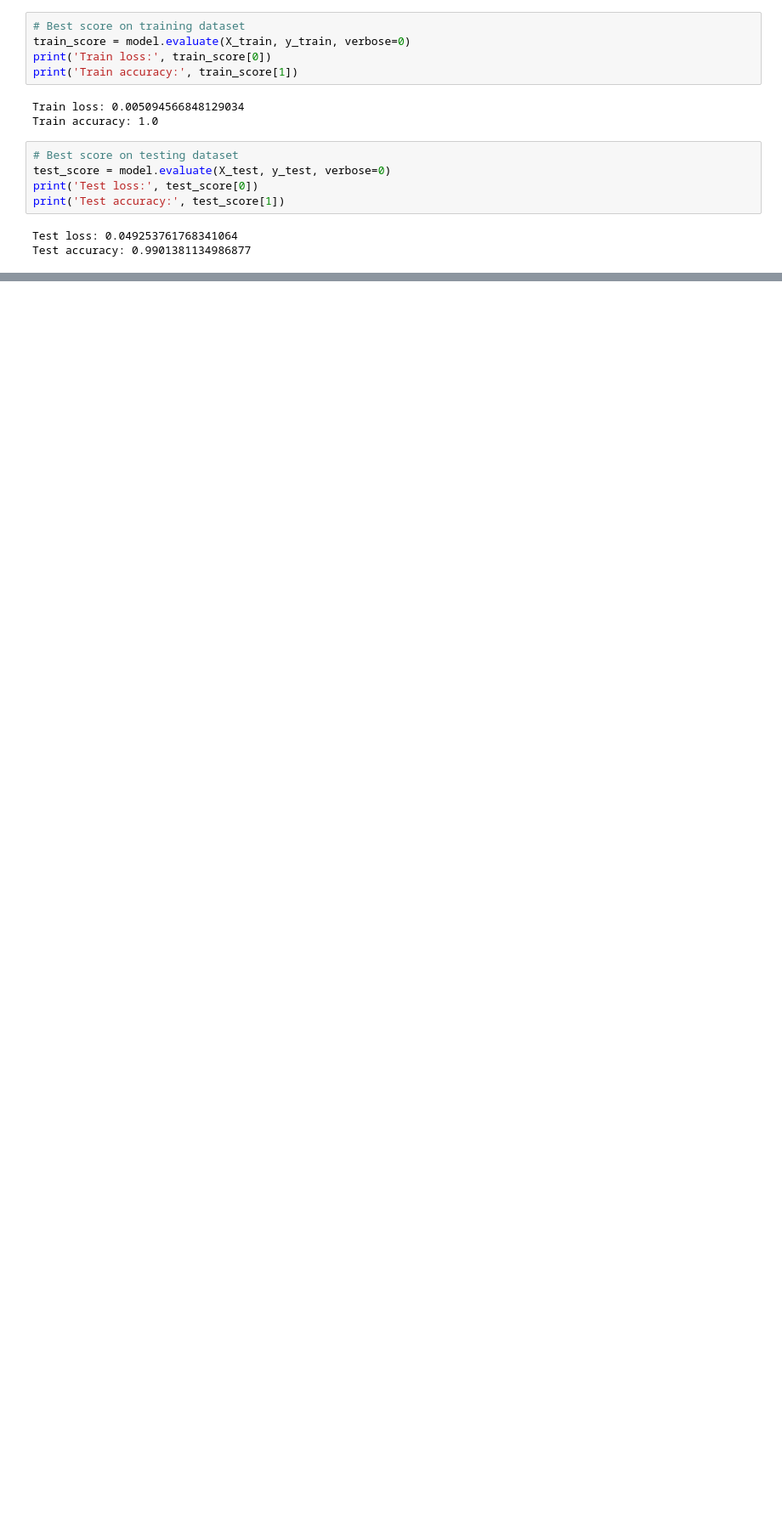
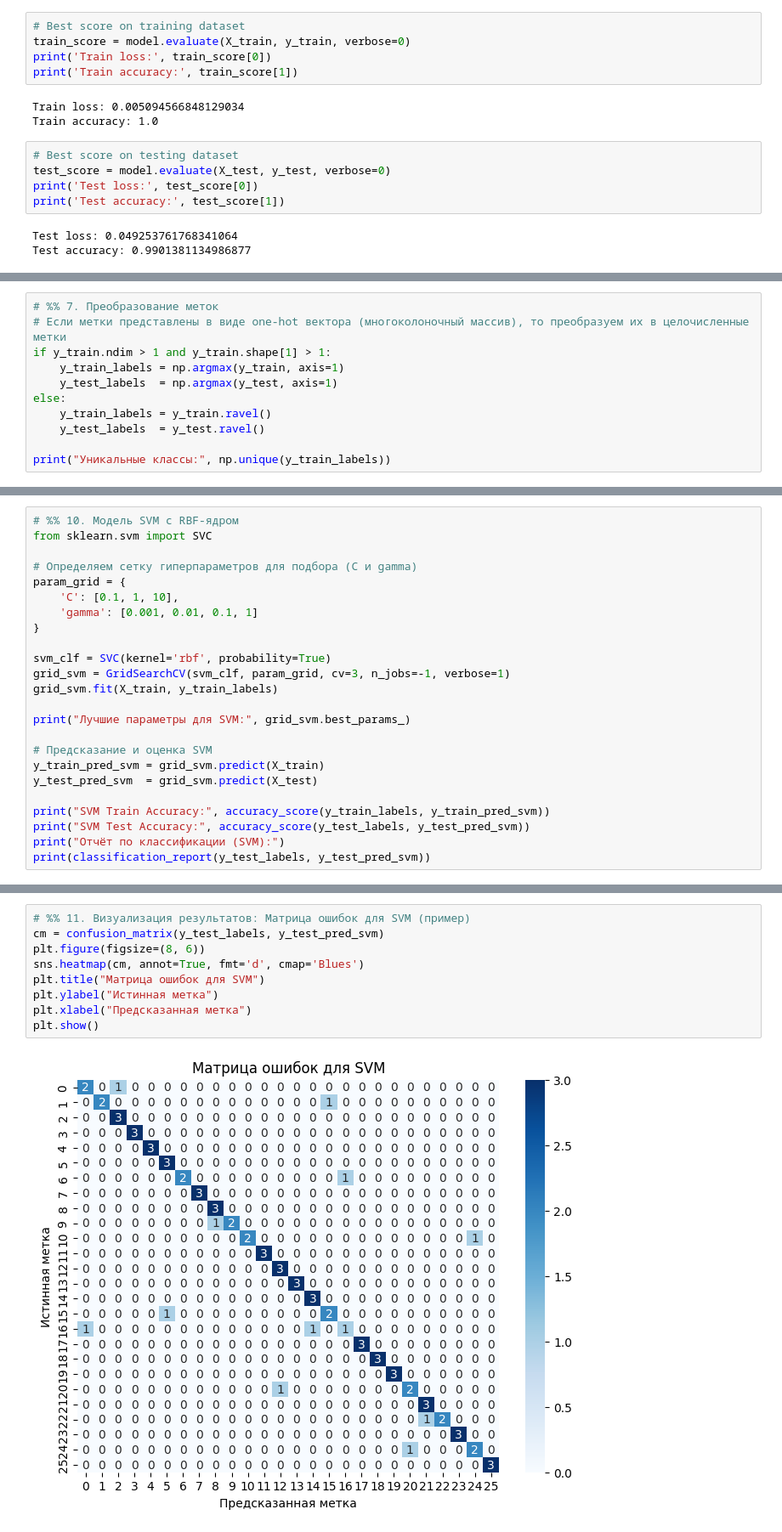
Before and after one commit to AlexxLunin/MLP_ASSSIGNMENT, a Jupyter notebook: 1_process_modeling.ipynb, the cells around one changed output, grey strips where cells are left out. Shown at 85% size. Drawn from its saved outputs; the diff is of its cells as text; blank space fills up the shorter version.

```diff
--- a/1_process_modeling.ipynb
+++ b/1_process_modeling.ipynb
@@ -210,0 +213,11 @@ Test accuracy: 0.9901381134986877
+# %%
+# %% 7. Преобразование меток
+# Если метки представлены в виде one-hot векторa (многоколоночный массив), то преобразуем их в целочисленные метки
+if y_train.ndim > 1 and y_train.shape[1] > 1:
+    y_train_labels = np.argmax(y_train, axis=1)
+    y_test_labels  = np.argmax(y_test, axis=1)
+else:
+    y_train_labels = y_train.ravel()
+    y_test_labels  = y_test.ravel()
+
+print("Уникальные классы:", np.unique(y_train_labels))
@@ -210,0 +327,24 @@ Test accuracy: 0.9901381134986877
+# %%
+# %% 10. Модель SVM с RBF-ядром
+from sklearn.svm import SVC
+
+# Определяем сетку гиперпараметров для подбора (C и gamma)
+param_grid = {
+    'C': [0.1, 1, 10],
+    'gamma': [0.001, 0.01, 0.1, 1]
+}
+
+svm_clf = SVC(kernel='rbf', probability=True)
+grid_svm = GridSearchCV(svm_clf, param_grid, cv=3, n_jobs=-1, verbose=1)
+grid_svm.fit(X_train, y_train_labels)
+
+print("Лучшие параметры для SVM:", grid_svm.best_params_)
+
+# Предсказание и оценка SVM
+y_train_pred_svm = grid_svm.predict(X_train)
+y_test_pred_svm  = grid_svm.predict(X_test)
+
+print("SVM Train Accuracy:", accuracy_score(y_train_labels, y_train_pred_svm))
+print("SVM Test Accuracy:", accuracy_score(y_test_labels, y_test_pred_svm))
+print("Отчёт по классификации (SVM):")
+print(classification_report(y_test_labels, y_test_pred_svm))
@@ -210,0 +369,11 @@ Test accuracy: 0.9901381134986877
+# %%
+# %% 11. Визуализация результатов: Матрица ошибок для SVM (пример)
+cm = confusion_matrix(y_test_labels, y_test_pred_svm)
+plt.figure(figsize=(8, 6))
+sns.heatmap(cm, annot=True, fmt='d', cmap='Blues')
+plt.title("Матрица ошибок для SVM")
+plt.ylabel("Истинная метка")
+plt.xlabel("Предсказанная метка")
+plt.show()
+# %% [output]
+[figure, added]
```
Also changed, not shown: parts of 7 cells of this notebook, 1 other file.
